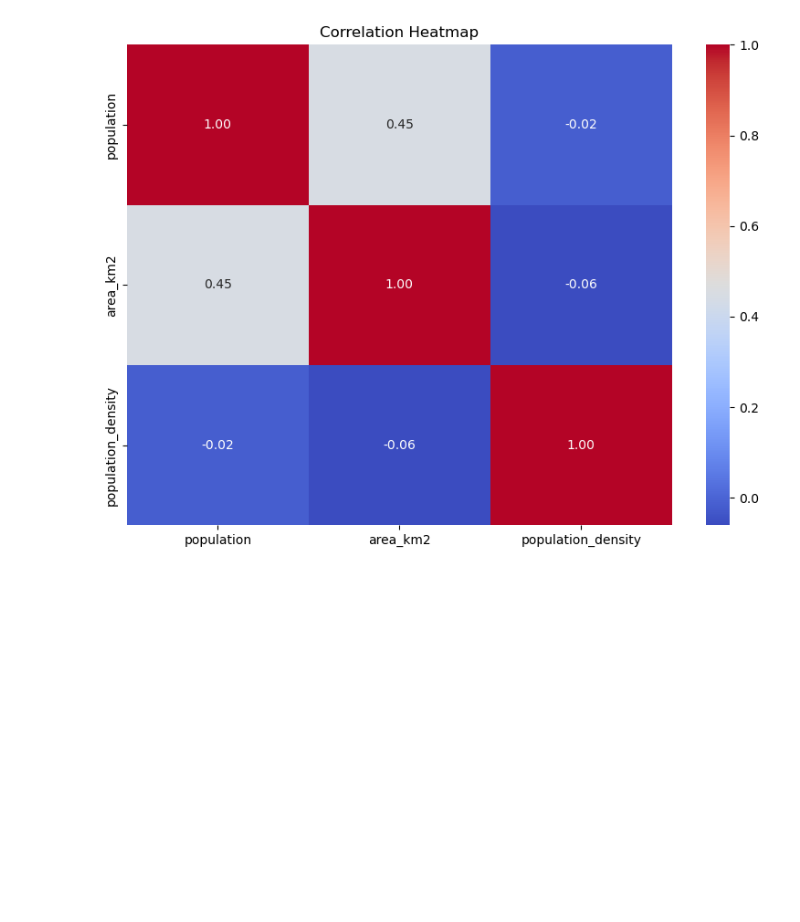
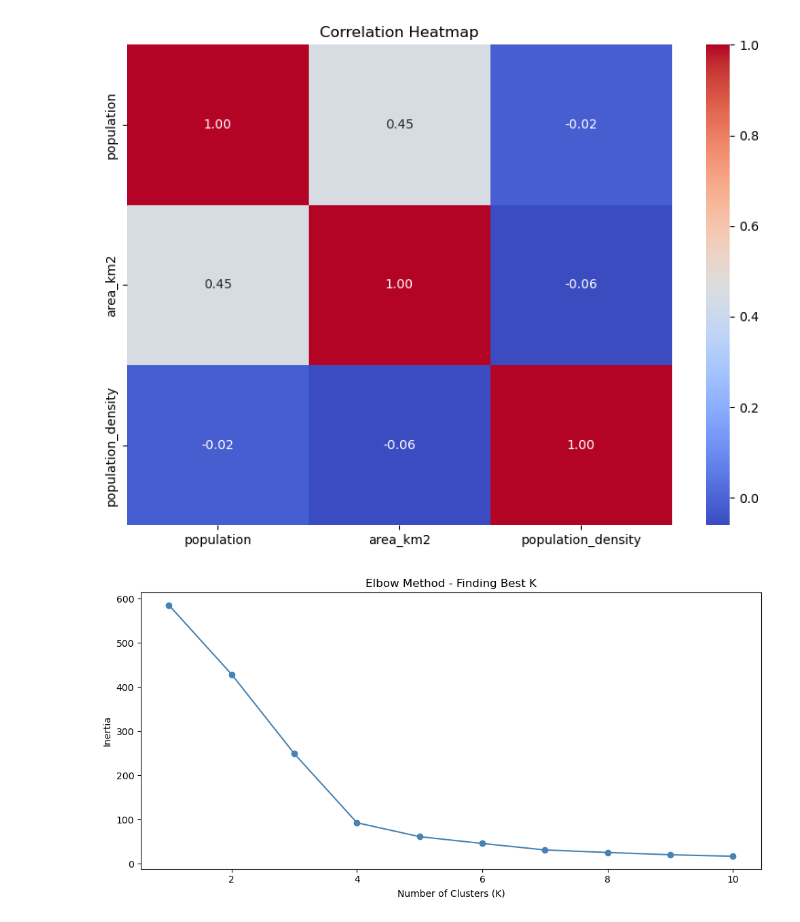
Before and after one commit to vaibhavgarg003/industry-learning, a Jupyter notebook: ml-ai/country-ml-project/notebooks/exploration.ipynb, the cells around one changed output. Saved outputs shown, nothing was run; the diff lists cells and outputs as text; code cells hidden in the pictures; blank space fills up the shorter version.

Commit message:
Add K-Means clustering with log transformation: 4 balanced clusters

```diff
--- a/ml-ai/country-ml-project/notebooks/exploration.ipynb
+++ b/ml-ai/country-ml-project/notebooks/exploration.ipynb
@@ -148,3 +148,31 @@ plt.tight_layout()
 plt.show()
 # %% [output]
 [figure]
+# %%
+from sklearn.preprocessing import StandardScaler
+from sklearn.cluster import KMeans
+import warnings
+warnings.filterwarnings('ignore')
+
+features = df[['population','area_km2','population_density']]
+
+scaler = StandardScaler()
+scaled_features = scaler.fit_transform(features)
+
+inertia = []
+k_range = range(1, 11)
+
+for k in k_range:
+    kmeans = KMeans(n_clusters=k, random_state=42)
+    kmeans.fit(scaled_features)
+    inertia.append(kmeans.inertia_)
+
+plt.figure(figsize=(10, 5))
+plt.plot(k_range, inertia, marker='o', color='steelblue')
+plt.title('Elbow Method - Finding Best K')
+plt.xlabel('Number of Clusters (K)')
+plt.ylabel('Inertia')
+plt.tight_layout()
+plt.show()
+# %% [output]
+[figure, added]
```
Also changed, not shown: parts of 2 cells of this notebook.
